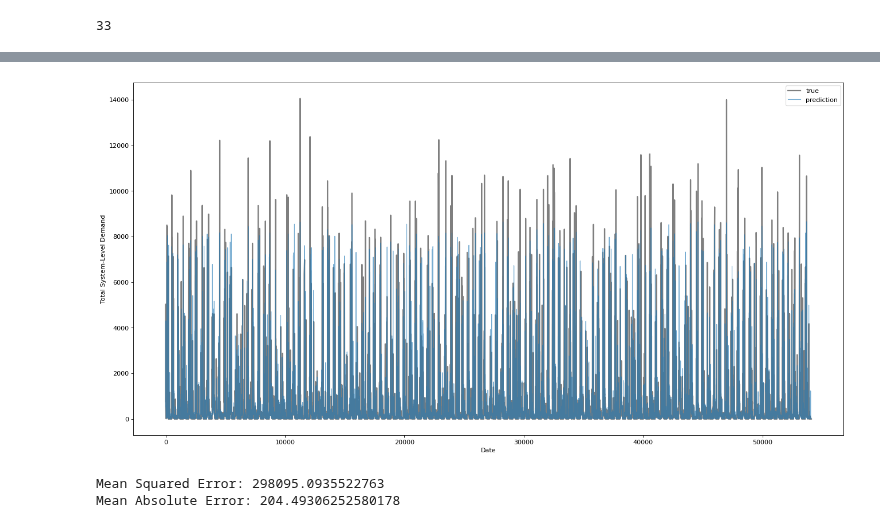
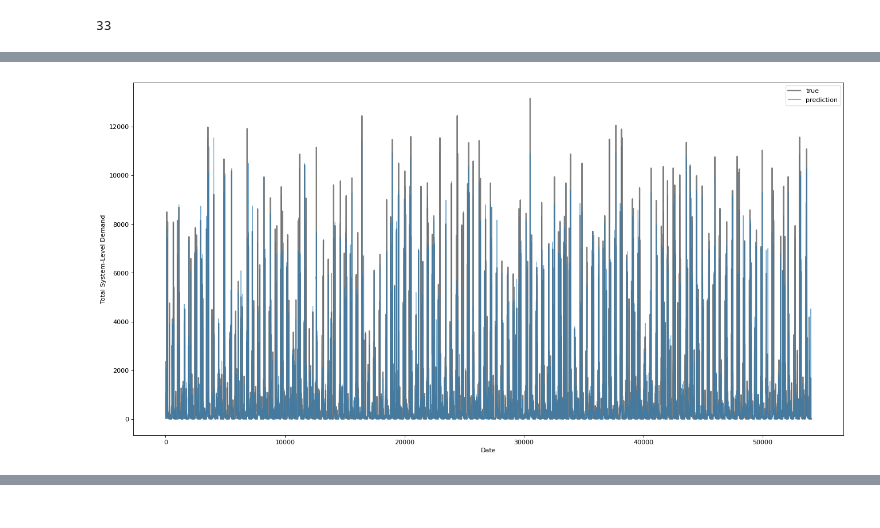
Before and after one commit to lniggemann/AAA_2023, a Jupyter notebook: 04_NN.ipynb, the cells around one changed output, grey strips where cells are left out. Saved outputs shown, nothing was run; the diff lists cells and outputs as text; code cells hidden in the pictures.

```diff
--- a/04_NN.ipynb
+++ b/04_NN.ipynb
@@ -230,3 +267,4 @@ Test Mean Absolute Error: 204.49314880371094
 # %%
-plot_true_vs_prediction(model.predict(X_test),y_test)
+plot_true_vs_prediction(model.predict(X_test_scaled),y_test)
 # %% [output]
+[figure, new version]
@@ -234,4 +273 @@ plot_true_vs_prediction(model.predict(X_test),y_test)
-[figure, old version]
-Mean Squared Error: 298095.0935522763
-Mean Absolute Error: 204.49306252580178
 # %%
```
Also changed, not shown: parts of 16 cells of this notebook.
